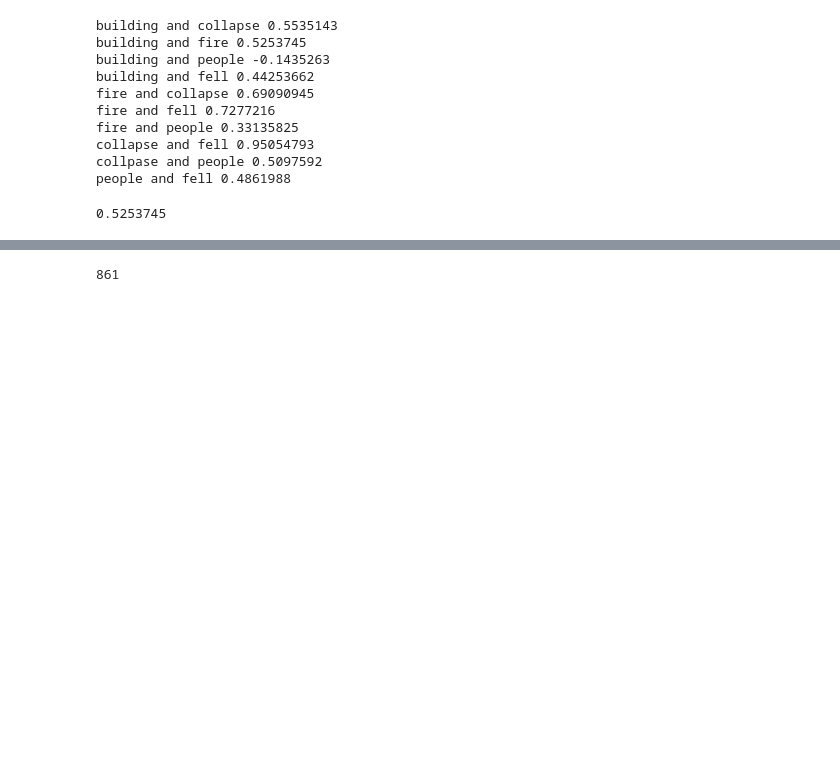
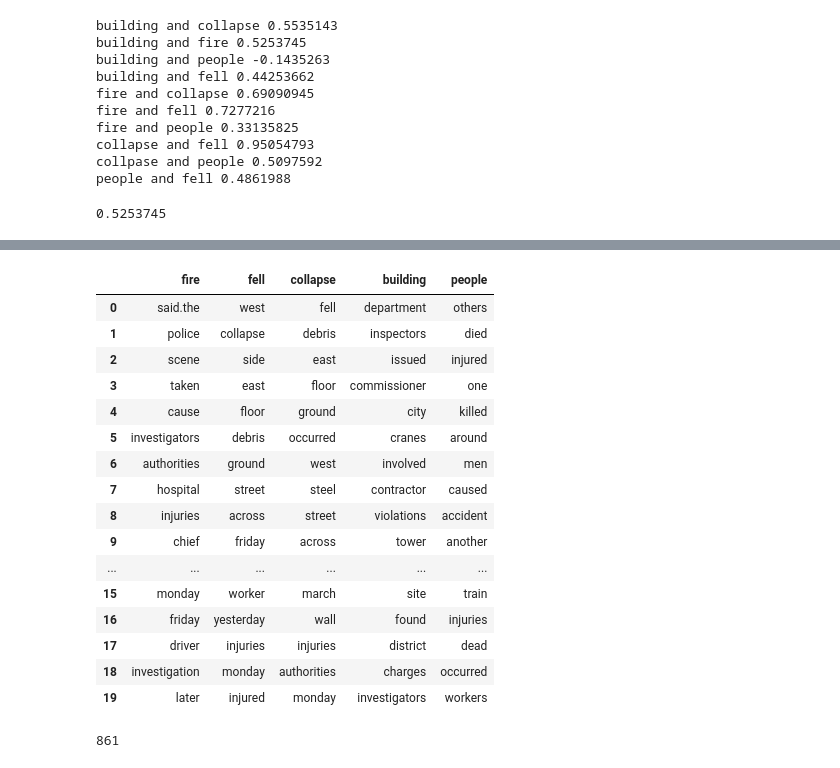
Before and after one commit to philz0918/Construction_analysis, a Jupyter notebook: NYT_data.ipynb, the cells around one changed output, grey strips where cells are left out. Saved outputs shown, nothing was run; the diff lists cells and outputs as text; code cells hidden in the pictures; blank space fills up the shorter version.

```diff
--- a/NYT_data.ipynb
+++ b/NYT_data.ipynb
@@ -387,3 +410,23 @@ df_keyword.to_csv('keyword_simlist.csv')
+# %%
+df_keyword
+# %% [output]
+|  | fire | fell | collapse | building | people |
+| 0 | said.the | west | fell | department | others |
+| 1 | police | collapse | debris | inspectors | died |
+| 2 | scene | side | east | issued | injured |
+| 3 | taken | east | floor | commissioner | one |
+| 4 | cause | floor | ground | city | killed |
+| 5 | investigators | debris | occurred | cranes | around |
+| 6 | authorities | ground | west | involved | men |
+| 7 | hospital | street | steel | contractor | caused |
+| 8 | injuries | across | street | violations | accident |
+| 9 | chief | friday | across | tower | another |
+| ... | ... | ... | ... | ... | ... |
+| 15 | monday | worker | march | site | train |
+| 16 | friday | yesterday | wall | found | injuries |
+| 17 | driver | injuries | injuries | district | dead |
+| 18 | investigation | monday | authorities | charges | occurred |
+| 19 | later | injured | monday | investigators | workers |
 # %%
 import numpy as np
 import matplotlib.pyplot as plt
```
Also changed, not shown: parts of 13 cells of this notebook, 31 other files.
